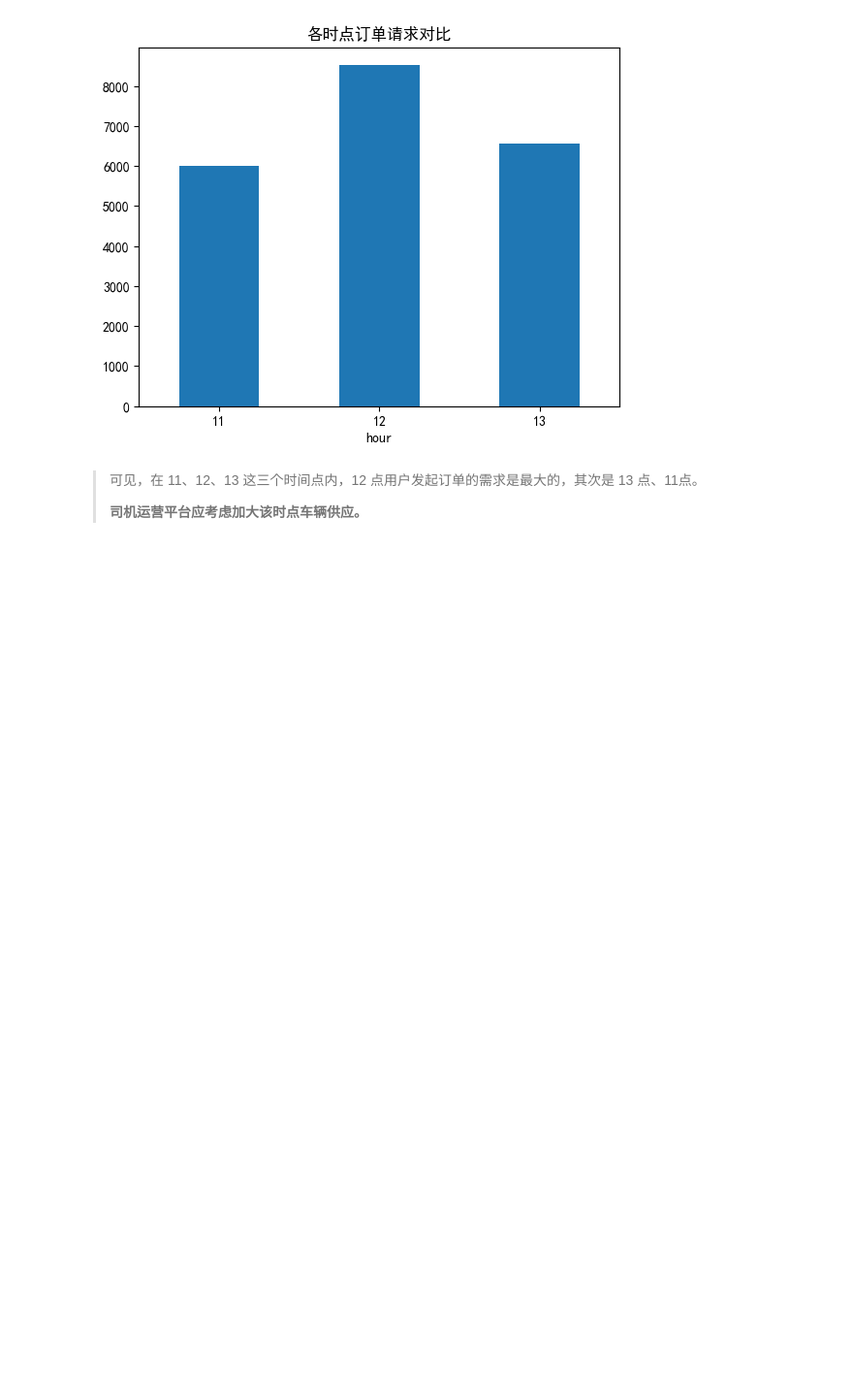
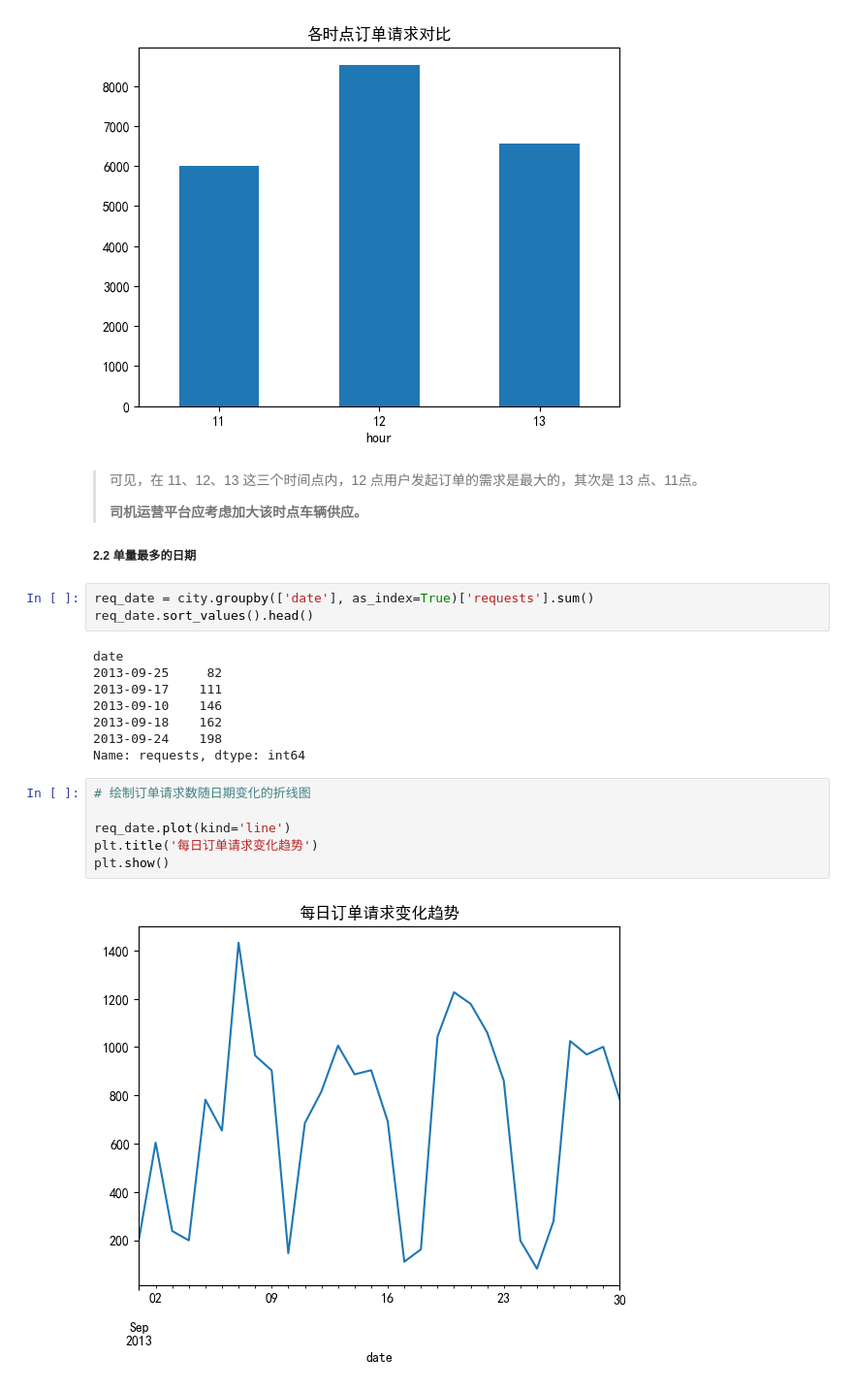
Before and after one commit to huishang01/DD-AB-Testing-and-City-Operation-Analysis, a Jupyter notebook: 滴滴出行AB测试&城市运营分析.ipynb, the cells around one changed output. Shown at 97% size. Drawn from its saved outputs; the diff is of its cells as text; blank space fills up the shorter version.

```diff
--- a/滴滴出行AB测试&城市运营分析.ipynb
+++ b/滴滴出行AB测试&城市运营分析.ipynb
@@ -235,3 +235,24 @@ plt.show()
 > 可见，在 11、12、13 这三个时间点内，12 点用户发起订单的需求是最大的，其次是 13 点、11点。
 >
 > **司机运营平台应考虑加大该时点车辆供应。**
+
+##### 2.2 单量最多的日期
+# %%
+req_date = city.groupby(['date'], as_index=True)['requests'].sum()
+req_date.sort_values().head()
+# %% [output]
+date
+2013-09-25     82
+2013-09-17    111
+2013-09-10    146
+2013-09-18    162
+2013-09-24    198
+Name: requests, dtype: int64
+# %%
+# 绘制订单请求数随日期变化的折线图
+
+req_date.plot(kind='line')
+plt.title('每日订单请求变化趋势')
+plt.show()
+# %% [output]
+[figure, added]
```
Also changed, not shown: parts of 16 cells of this notebook.
